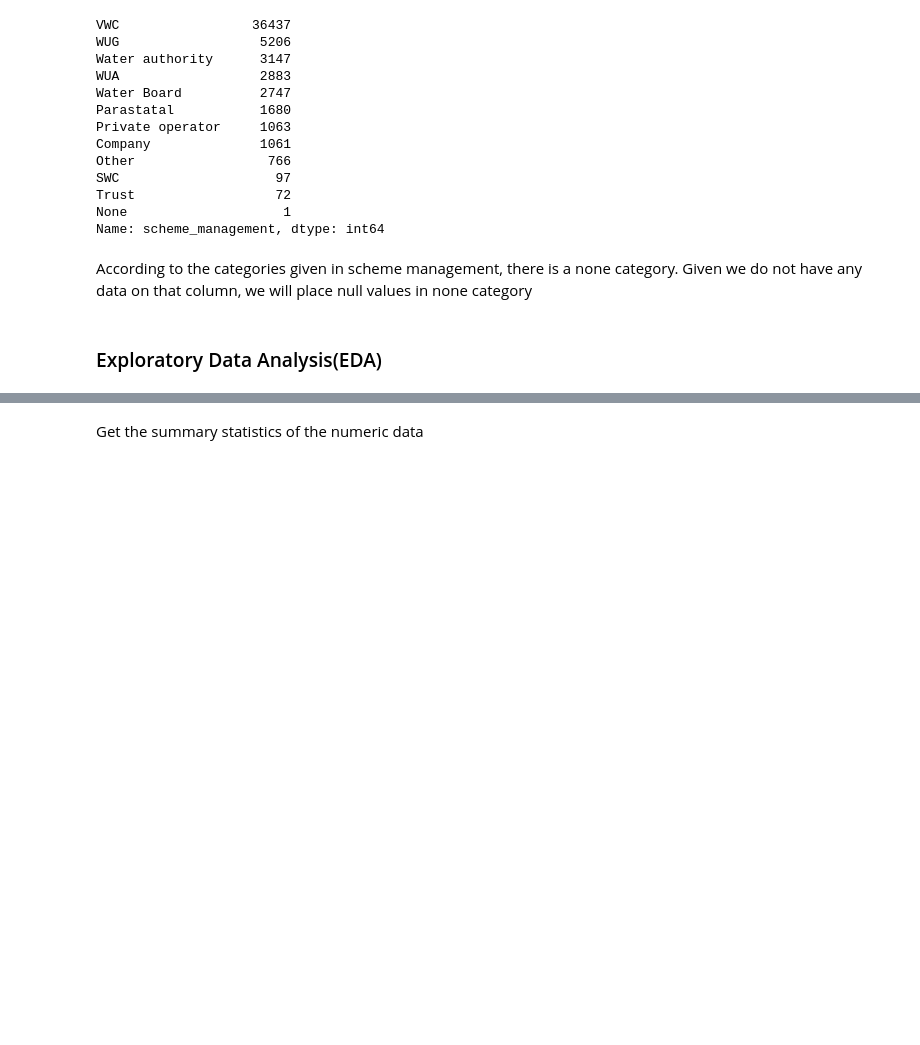
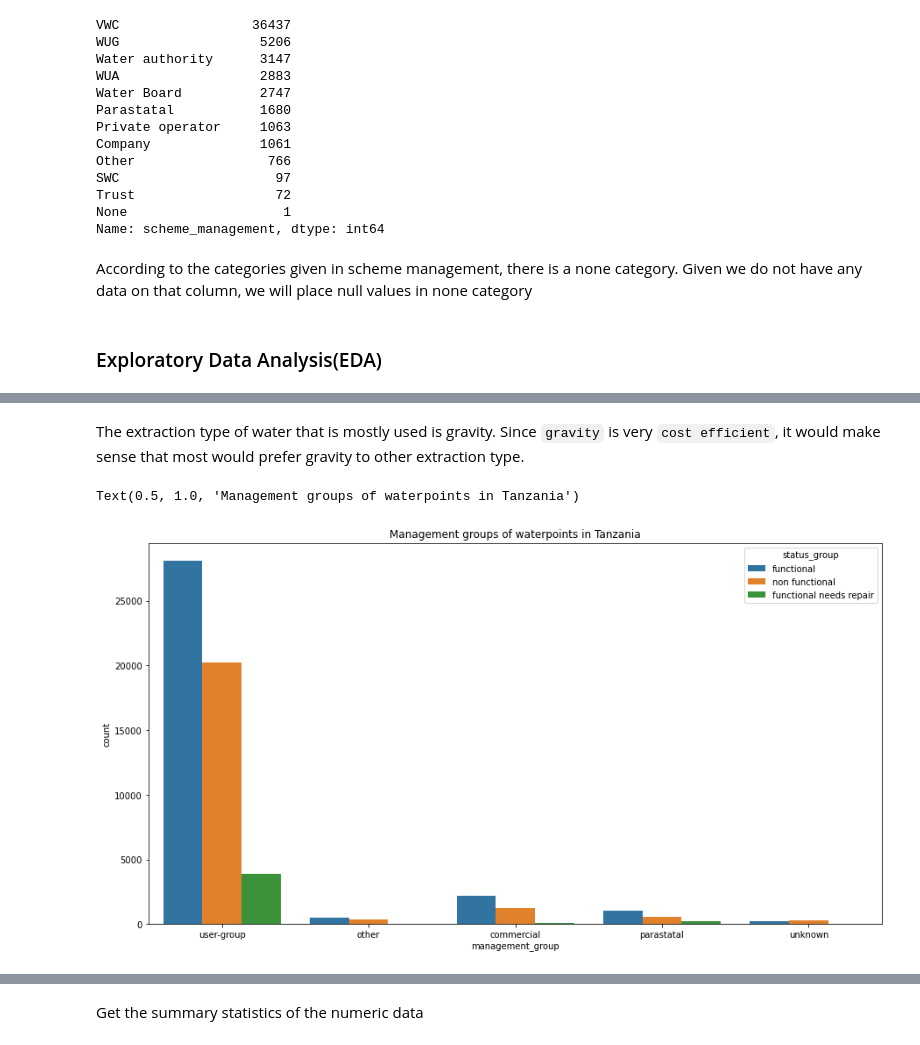
Before and after one commit to BensonMuriu/Tanzania-waterwell-predictions, a Jupyter notebook: Index.ipynb, the cells around one changed output, grey strips where cells are left out. Saved outputs shown, nothing was run; the diff lists cells and outputs as text; code cells hidden in the pictures; blank space fills up the shorter version.

```diff
--- a/Index.ipynb
+++ b/Index.ipynb
@@ -291,0 +433,9 @@ memory usage: 17.7+ MB
+# %% [markdown]
+The extraction type of water that is mostly used is gravity. Since `gravity` is very `cost efficient`, it would make sense that most would prefer gravity to other extraction type.
+# %%
+#Plot the countplot to show the management group
+count_plot('management_group')
+plt.title('Management groups of waterpoints in Tanzania')
+# %% [output]
+Text(0.5, 1.0, 'Management groups of waterpoints in Tanzania')
+[figure, added]
```
Also changed, not shown: parts of 96 cells of this notebook, 1 other file.
